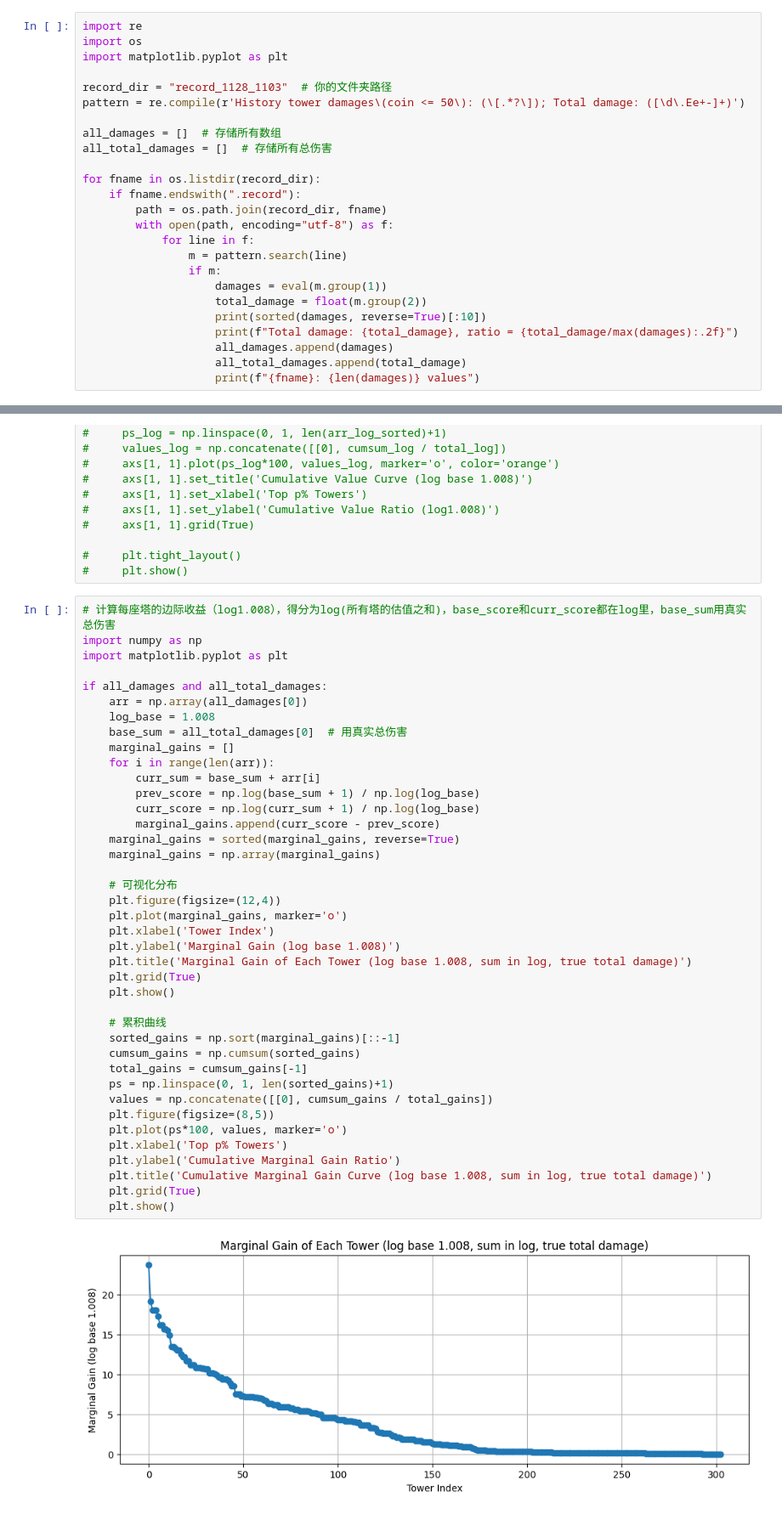
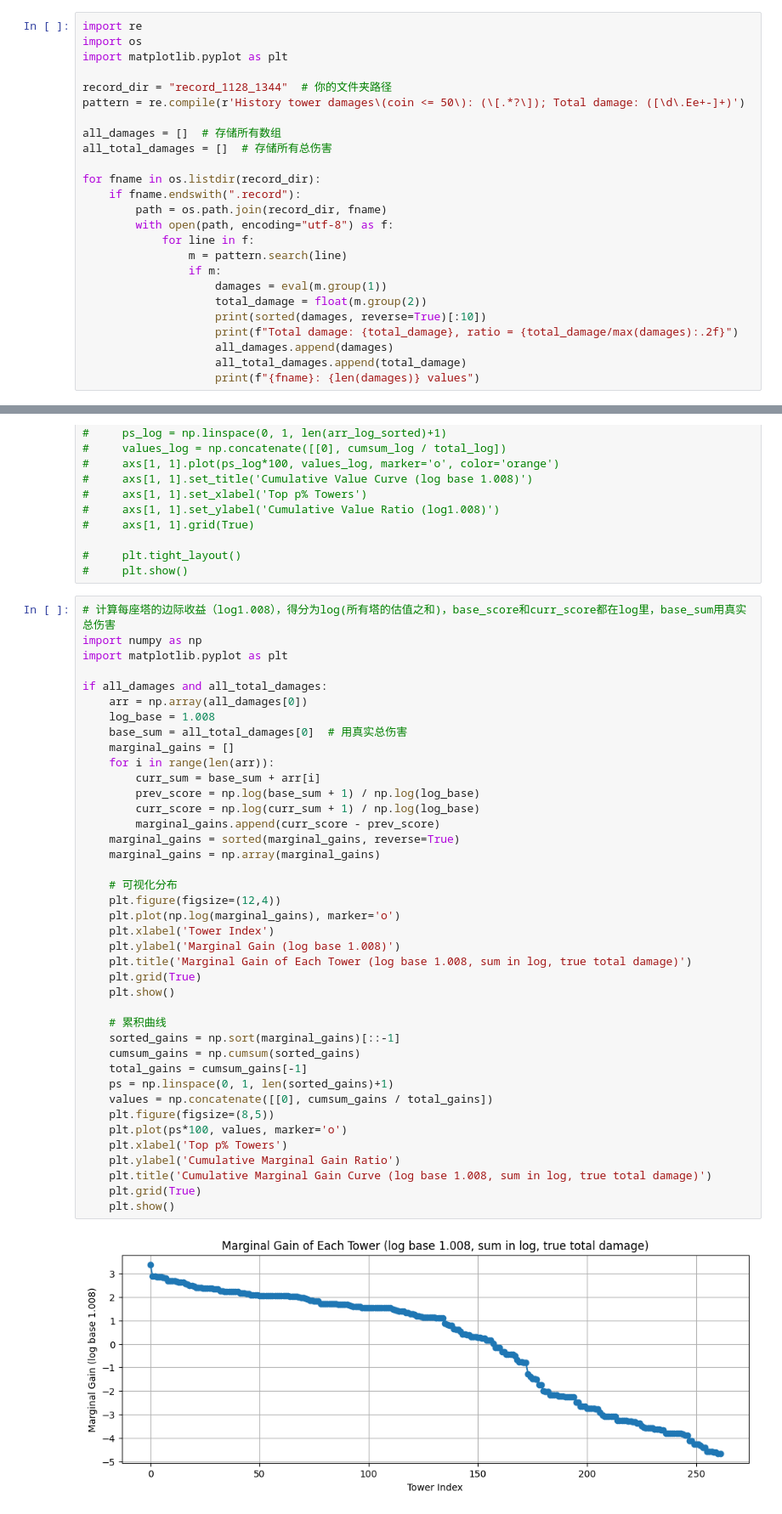
Before and after one commit to q1w2e3r4-1/TowerDefense-JiuKun, a Jupyter notebook: test.ipynb, the cells around one changed output, grey strips where cells are left out. Shown: that part at 85% size. Cells and saved outputs as stored; diff of their text form.

```diff
--- a/test.ipynb
+++ b/test.ipynb
@@ -3,7 +3,7 @@ import re
 import os
 import matplotlib.pyplot as plt
 
-record_dir = "record_1128_1103"  # 你的文件夹路径
+record_dir = "record_1128_1344"  # 你的文件夹路径
 pattern = re.compile(r'History tower damages\(coin <= 50\): (\[.*?\]); Total damage: ([\d\.Ee+-]+)')
 
 all_damages = []  # 存储所有数组
@@ -106,32 +106,32 @@ if all_damages and all_total_damages:
     for i in range(len(arr)):
         curr_sum = base_sum + arr[i]
         prev_score = np.log(base_sum + 1) / np.log(log_base)
         curr_score = np.log(curr_sum + 1) / np.log(log_base)
         marginal_gains.append(curr_score - prev_score)
     marginal_gains = sorted(marginal_gains, reverse=True)
     marginal_gains = np.array(marginal_gains)
 
     # 可视化分布
     plt.figure(figsize=(12,4))
-    plt.plot(marginal_gains, marker='o')
+    plt.plot(np.log(marginal_gains), marker='o')
     plt.xlabel('Tower Index')
     plt.ylabel('Marginal Gain (log base 1.008)')
     plt.title('Marginal Gain of Each Tower (log base 1.008, sum in log, true total damage)')
     plt.grid(True)
     plt.show()
 
     # 累积曲线
     sorted_gains = np.sort(marginal_gains)[::-1]
     cumsum_gains = np.cumsum(sorted_gains)
     total_gains = cumsum_gains[-1]
     ps = np.linspace(0, 1, len(sorted_gains)+1)
     values = np.concatenate([[0], cumsum_gains / total_gains])
     plt.figure(figsize=(8,5))
     plt.plot(ps*100, values, marker='o')
     plt.xlabel('Top p% Towers')
     plt.ylabel('Cumulative Marginal Gain Ratio')
     plt.title('Cumulative Marginal Gain Curve (log base 1.008, sum in log, true total damage)')
     plt.grid(True)
     plt.show()
 # %% [output]
-[figure, old version]
+[figure, new version]
```
Also changed, not shown: parts of 2 cells of this notebook, 5 other files.
